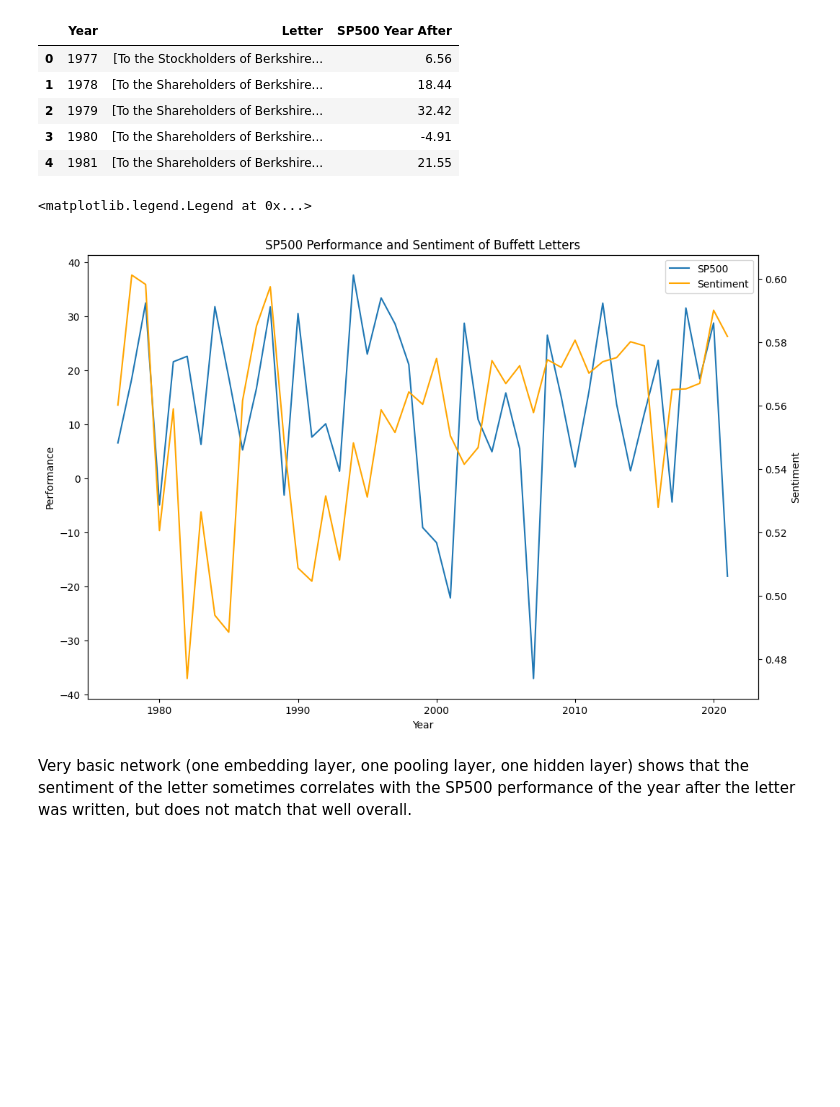
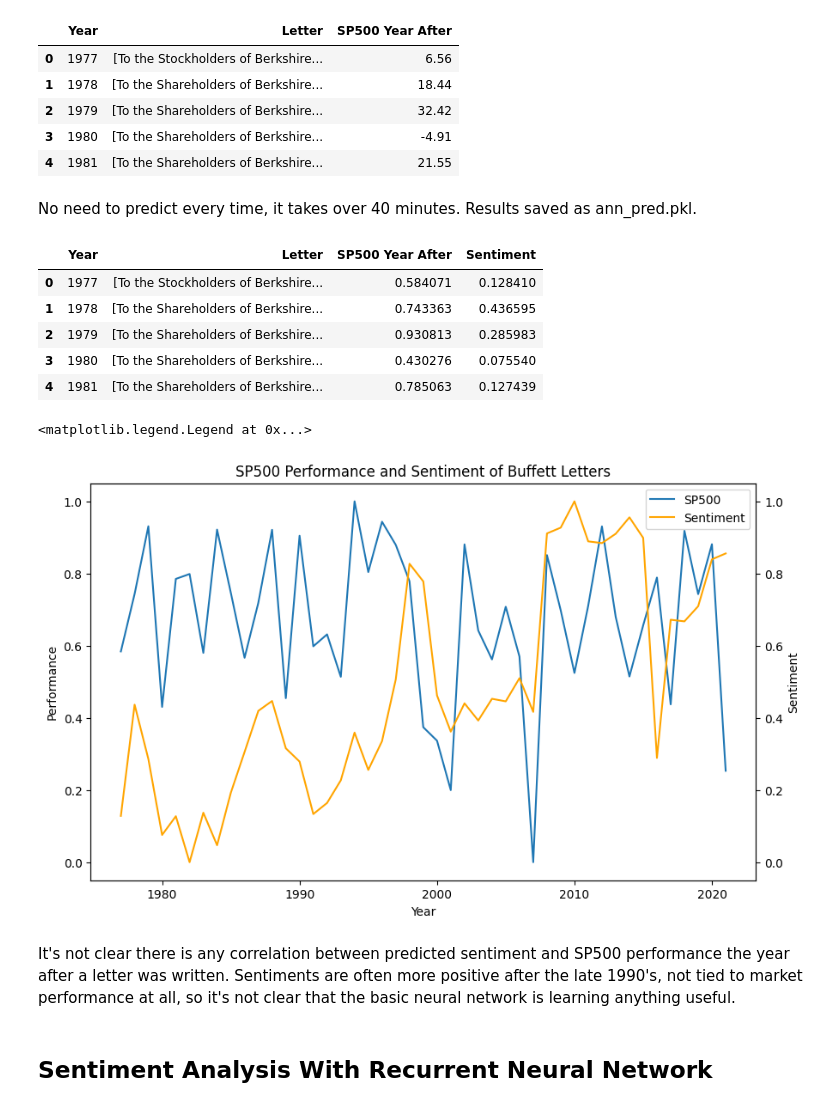
Before and after one commit to biovino1/BuffetLetters, a Jupyter notebook: prediction.ipynb, the cells around one changed output. Cells and saved outputs as stored; diff of their text form; code cells hidden in the pictures; blank space fills up the shorter version.

```diff
--- a/prediction.ipynb
+++ b/prediction.ipynb
@@ -165,30 +186,46 @@ df.head()
+# %% [markdown]
+No need to predict every time, it takes over 40 minutes. Results saved as ann_pred.pkl.
+# %%
+# Load df from pickle
+df = pd.read_pickle('ann_pred.pkl')
+
+# Extract value from sentiment column
+df['Sentiment'] = df['Sentiment'].apply(lambda x: float(x[0][0]))
+# %%
+# Scale SP500 and Sentiment columns
+from sklearn.preprocessing import MinMaxScaler
+
+scaler = MinMaxScaler()
+df['SP500 Year After'] = scaler.fit_transform(df[['SP500 Year After']])
+df['Sentiment'] = scaler.fit_transform(df[['Sentiment']])
+df.head()
+# %% [output]
+|  | Year | Letter | SP500 Year After | Sentiment |
+| 0 | 1977 | [To the Stockholders of Berkshire... | 0.584071 | 0.128410 |
+| 1 | 1978 | [To the Shareholders of Berkshire... | 0.743363 | 0.436595 |
+| 2 | 1979 | [To the Shareholders of Berkshire... | 0.930813 | 0.285983 |
+| 3 | 1980 | [To the Shareholders of Berkshire... | 0.430276 | 0.075540 |
+| 4 | 1981 | [To the Shareholders of Berkshire... | 0.785063 | 0.127439 |
 # %%
-# Predict sentiment of each letter
-sentiments = []
-for letter in letters:
-    preds = model.predict(letter, verbose=0)
-    sentiments.append(preds.mean())
-
-# Add sentiments to df
-df['Sentiment'] = sentiments
-
 # Plot SP500 performance and sentiment
 fig, ax = plt.subplots()
-fig.set_figheight(8), fig.set_figwidth(12)
+fig.set_figheight(6), fig.set_figwidth(10)
 ax.plot(df['Year'], df['SP500 Year After'], label='SP500')
 ax.set_title('SP500 Performance and Sentiment of Buffett Letters')
 ax.set_xlabel('Year')
 ax.set_ylabel('Performance')
 ax2 = ax.twinx()
 ax2.plot(df['Year'], df['Sentiment'], color='orange', label='Sentiment')
 ax2.set_ylabel('Sentiment')
 
 # Add legend
 lines, labels = ax.get_legend_handles_labels()
 lines2, labels2 = ax2.get_legend_handles_labels()
 ax2.legend(lines + lines2, labels + labels2, loc=0)
 # %% [output]
 <matplotlib.legend.Legend at 0x...>
-[figure, old version]
+[figure, new version]
-# %% [markdown]
-Very basic network (one embedding layer, one pooling layer, one hidden layer) shows that the sentiment of the letter sometimes correlates with the SP500 performance of the year after the letter was written, but does not match that well overall.
+# %% [markdown]
+It's not clear there is any correlation between predicted sentiment and SP500 performance the year after a letter was written. Sentiments are often more positive after the late 1990's, not tied to market performance at all, so it's not clear that the basic neural network is learning anything useful.
+# %% [markdown]
+## Sentiment Analysis With Recurrent Neural Network
```
Also changed, not shown: parts of 4 cells of this notebook, 1 other file.
